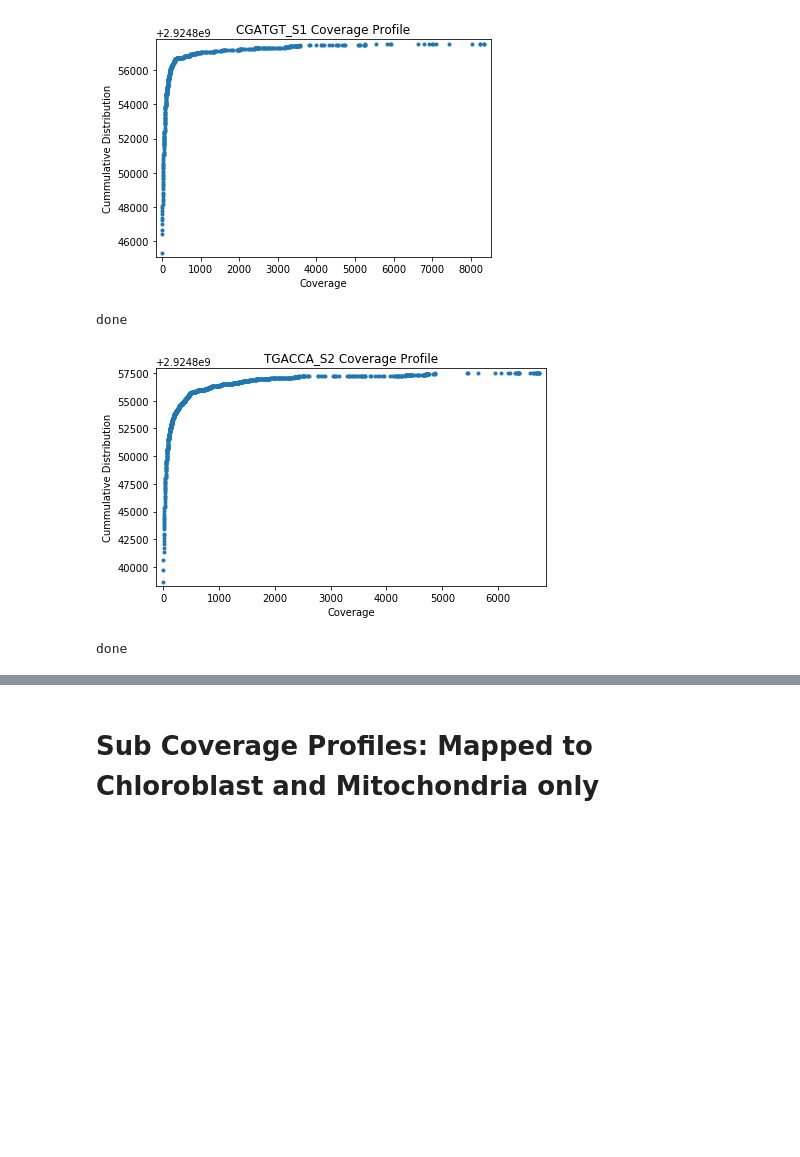
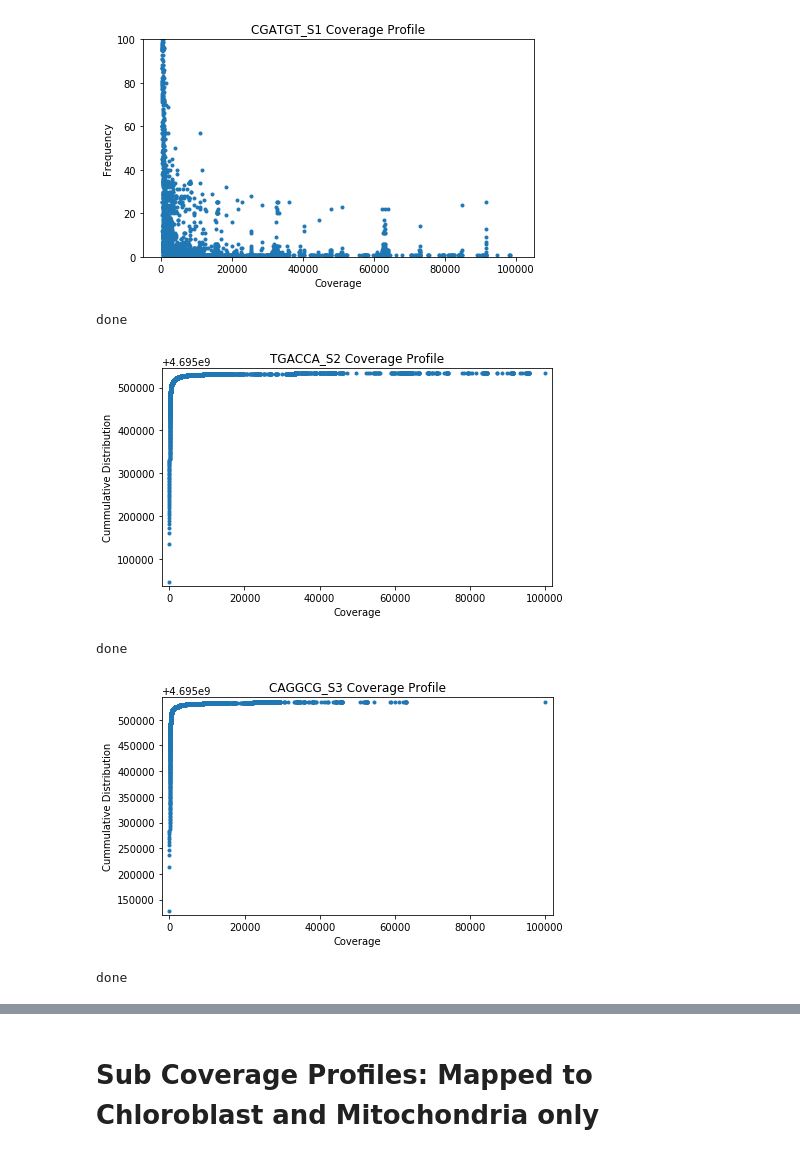
Before and after one commit to SherineAwad/DeconvolutionNotebooks, a Jupyter notebook: CoverageProfile.ipynb, the cells around one changed output, grey strips where cells are left out. Saved outputs shown, nothing was run; the diff lists cells and outputs as text; code cells hidden in the pictures; blank space fills up the shorter version.

Commit message:
Add more coverage for Riboseq

```diff
--- a/CoverageProfile.ipynb
+++ b/CoverageProfile.ipynb
@@ -13,8 +12,40 @@ import matplotlib.ticker as mticker
+# %%
+cov= []
+count= []
+summ =0.0
+for line in open("mpg_L14489-1_Tobacco-lib-RG-2-CGATGT_S1_R1_001.coverage.out"):
+    if line.startswith('mpg'):
+        break
+    x = line.rstrip().split(' ')
+    cov.append ( float(x[0]) )
+    count.append( float(x[1]) )
+    summ  += float( x[1]  )
+
+fig, ax = plt.subplots(1,1)
+plt.rcParams["figure.figsize"] = (7, 4)
+
+
+#for i in range(0, len(cov)):
+#    count[i] = count[i]/summ
+y = count
+#y = np.cumsum(y)
+x = cov
+plt.ylim([0,100])
+plt.plot(x,y, marker='.', linestyle ='none',linewidth=0.001)
+plt.title('CGATGT_S1 Coverage Profile')
+plt.xlabel('Coverage')
+plt.ylabel ('Frequency')
+plt.savefig('CGATGT_S1.scf.png')
+plt.show()
+print('done')
+# %% [output]
+[figure, added]
+done
 # %%
 cov= []
 count= []
 summ =0.0
-for line in open("mpg_L14489-1_Tobacco-lib-RG-2-CGATGT_S1_R1_001.coverage.out"):
+for line in open("mpg_L14489-1_Tobacco-lib-RG-4-TGACCA_S2_R1_001.coverage.out"):
     if line.startswith('mpg'):
         break
     x = line.rstrip().split(' ')
@@ -32,21 +63,21 @@ y = count
 y = np.cumsum(y)
 x = cov
 plt.plot(x,y, marker='.', linestyle ='none',linewidth=0.001)
-plt.title('CGATGT_S1 Coverage Profile')
+plt.title('TGACCA_S2 Coverage Profile')
 plt.xlabel('Coverage')
 plt.ylabel ('Cummulative Distribution')
 plt.margins(0.02)
-plt.savefig('CGATGT_S1.png')
+plt.savefig('TGACCA_S2.scf.png')
 plt.show()
 print('done')
 # %% [output]
-[figure, old version]
+[figure, new version]
 done
 # %%
 cov= []
 count= []
 summ =0.0
-for line in open("mpg_L14489-1_Tobacco-lib-RG-4-TGACCA_S2_R1_001.coverage.out"):
+for line in open("mpg_L14489-1_Tobacco-lib-RG-33-CAGGCG_S3_R1_001.coverage.out"):
     if line.startswith('mpg'):
         break
     x = line.rstrip().split(' ')
@@ -64,15 +95,15 @@ y = count
 y = np.cumsum(y)
 x = cov
 plt.plot(x,y, marker='.', linestyle ='none',linewidth=0.001)
-plt.title('TGACCA_S2 Coverage Profile')
+plt.title('CAGGCG_S3 Coverage Profile')
 plt.xlabel('Coverage')
 plt.ylabel ('Cummulative Distribution')
 plt.margins(0.02)
-plt.savefig('TGACCA_S2.png')
+plt.savefig('CAGGCG_S3.scf.png')
 plt.show()
 print('done')
 # %% [output]
-[figure, old version]
+[figure, new version]
 done
 # %%
 cov= []
```
Also changed, not shown: parts of 7 cells of this notebook, 1 other file.
